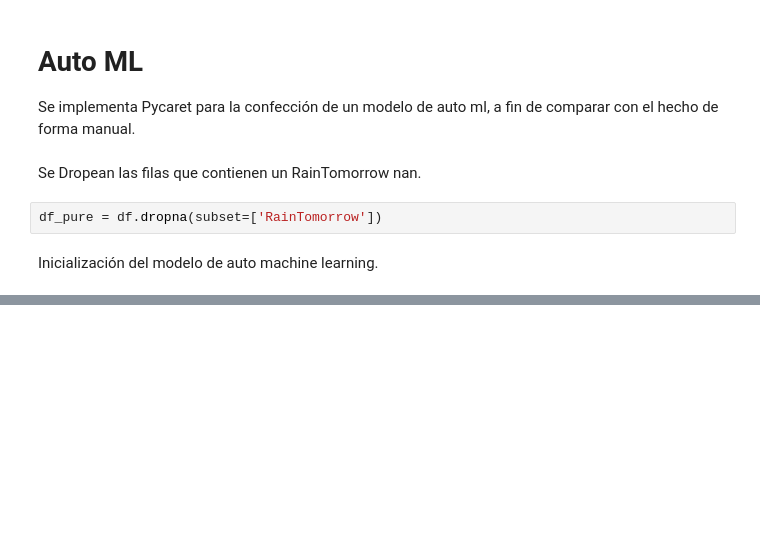
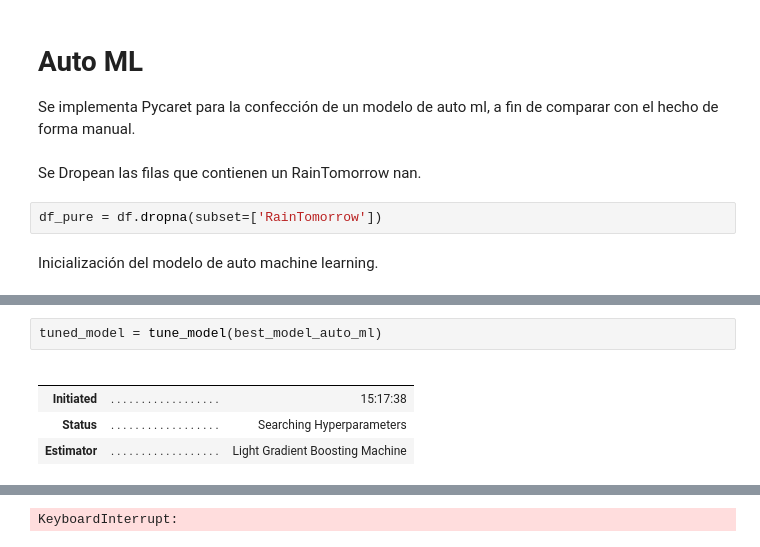
Before and after one commit to bpace1/AA1-TUIA-Crenna-Pace-SanchoAlmenar, a Jupyter notebook: TP-clasificacion-AA1.ipynb, the cells around one changed output, grey strips where cells are left out. Saved outputs shown, nothing was run; the diff lists cells and outputs as text; blank space fills up the shorter version.

```diff
--- a/TP-clasificacion-AA1.ipynb
+++ b/TP-clasificacion-AA1.ipynb
@@ -821,0 +863,8 @@ best_model_auto_ml
+# %%
+tuned_model = tune_model(best_model_auto_ml)
+# %% [output]
+|  |  |  |
+|  |  |  |
+| Initiated | . . . . . . . . . . . . . . . . . . | 15:17:38 |
+| Status | . . . . . . . . . . . . . . . . . . | Searching Hyperparameters |
+| Estimator | . . . . . . . . . . . . . . . . . . | Light Gradient Boosting Machine |
@@ -821,0 +889 @@ best_model_auto_ml
+KeyboardInterrupt:
```
Also changed, not shown: parts of 14 cells of this notebook, 1 other file.
